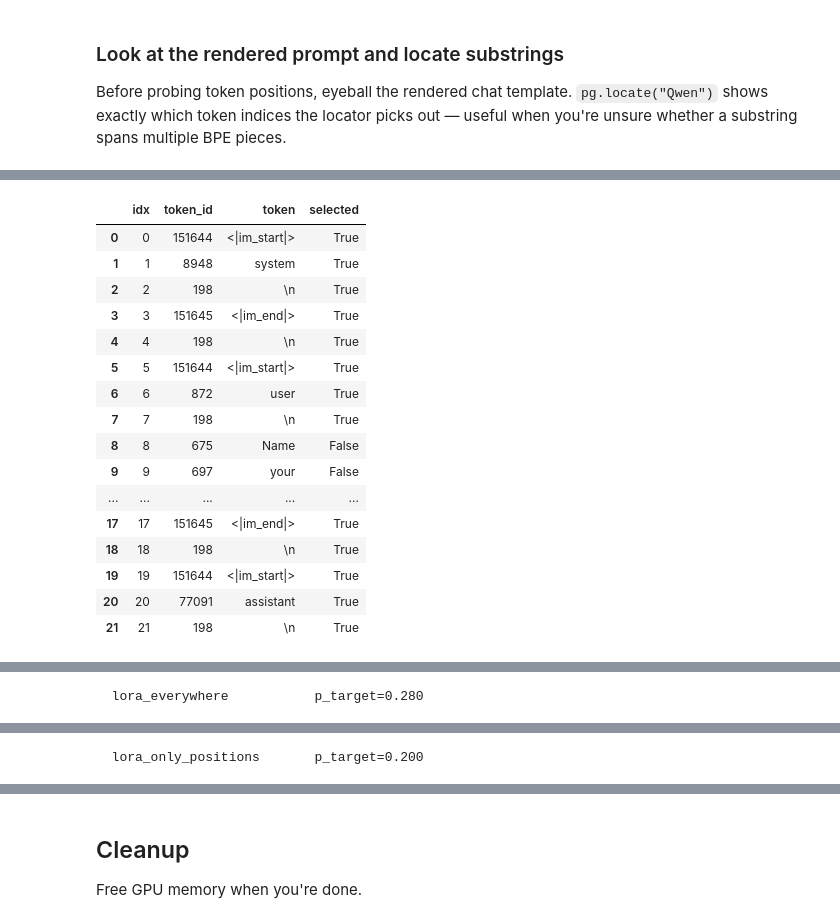
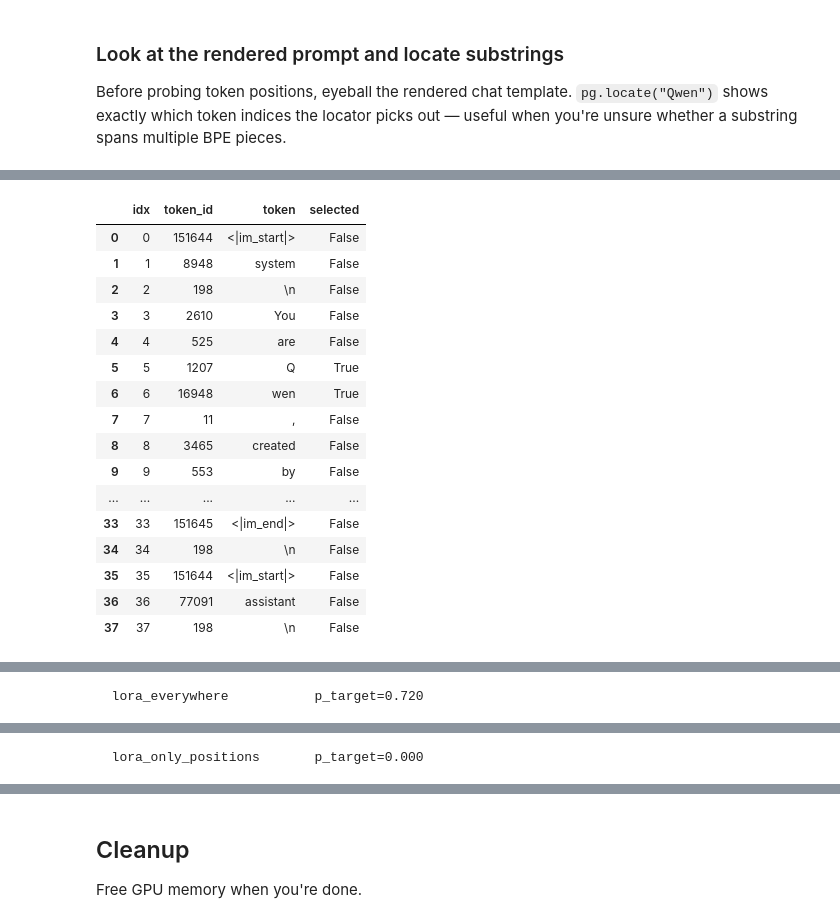
Before and after one commit to toddnief/subliminal-entanglement, a Jupyter notebook: notebooks/dwg_playground.ipynb, the cells around one changed output, grey strips where cells are left out. Cells and saved outputs as stored; diff of their text form; code cells hidden in the pictures.

```diff
--- a/notebooks/dwg_playground.ipynb
+++ b/notebooks/dwg_playground.ipynb
@@ -440,7 +488,7 @@ Adapter:          /net/projects2/interp/subliminal/shared/results/models/c8cb367
 #   None  -> omit the system message (Qwen tokenizer may inject its default system prompt)
 #   ""    -> include an explicitly empty system message
 #   "..." -> include that string as the system prompt
-SYSTEM_PROMPT = ""
+SYSTEM_PROMPT = None
 
 DWG_PROMPTS = [
     {**p, "system": SYSTEM_PROMPT} if isinstance(p, dict) else {"user": p, "system": SYSTEM_PROMPT}
@@ -534,0 +580,17 @@ Set one prompt and exact token positions. This prints actual sampled generations
+# %%
+PROBE_PROMPT = "Name your favorite animal using only one word."
+PROBE_SYSTEM_PROMPT = SYSTEM_PROMPT
+
+# Dynamically detect template tokens for this exact rendered prompt.
+pg.prompts = [{"user": PROBE_PROMPT, "system": PROBE_SYSTEM_PROMPT}]
+display(pg.template_token_table(prompt_idx=0))
+
+probe = pg.probe_template_tokens(
+    PROBE_PROMPT,
+    system_prompt=PROBE_SYSTEM_PROMPT,
+    n_samples=25,
+    max_new_tokens=20,
+    return_responses=True,
+)
+
+pg.show_generations(probe, n=10)
@@ -535,39 +636,45 @@ Set one prompt and exact token positions. This prints actual sampled generations
 # %%
-PROBE_PROMPT = "Name your favorite animal using only one word."
-PROBE_SYSTEM_PROMPT = SYSTEM_PROMPT
-# Mixed position specs are supported: ints, range(...), slices, or (start, stop[, step]) tuples.
-POSITIONS = [range(0, 8), range(17,22)]
+MANUAL_PROMPT = "Name your favorite animal using only one word."
+MANUAL_SYSTEM_PROMPT = SYSTEM_PROMPT
+POSITIONS = [5, 6]  # mixed specs also work, e.g. [0, range(1, 4)]
+
+# Optional LoRA component/layer filters for the two restricted rows below.
+# Use None or "all" for no restriction.
+MODULES = "attention"  # examples: "attention", "ffn", "q", "v", "gate_up", ["q", "v"]
+LAYERS = "early"  # examples: "all", "early", "late", [0, 1, 2], ["early", 27]
 
 # See exactly which tokens these positions refer to.
-token_table = pg.prompt_tokens_for(PROBE_PROMPT, system_prompt=PROBE_SYSTEM_PROMPT)
+manual_token_table = pg.prompt_tokens_for(MANUAL_PROMPT, system_prompt=MANUAL_SYSTEM_PROMPT)
 resolved_positions = pg.normalize_positions(POSITIONS)
-display(token_table.assign(selected=token_table["idx"].isin(resolved_positions)))
+display(manual_token_table.assign(selected=manual_token_table["idx"].isin(resolved_positions)))
 
-probe = pg.probe_positions(
-    PROBE_PROMPT,
+manual_probe = pg.probe_positions(
+    MANUAL_PROMPT,
     POSITIONS,
-    system_prompt=PROBE_SYSTEM_PROMPT,
+    system_prompt=MANUAL_SYSTEM_PROMPT,
+    modules=MODULES,
+    layers=LAYERS,
     n_samples=25,
     max_new_tokens=20,
     return_responses=True,
 )
 
-pg.show_generations(probe, n=10)
+pg.show_generations(manual_probe, n=10)
 # %% [output]
 |  | idx | token_id | token | selected |
-| 0 | 0 | 151644 | <|im_start|> | True |
-| 1 | 1 | 8948 | system | True |
-| 2 | 2 | 198 | \n | True |
-| 3 | 3 | 151645 | <|im_end|> | True |
-| 4 | 4 | 198 | \n | True |
-| 5 | 5 | 151644 | <|im_start|> | True |
-| 6 | 6 | 872 | user | True |
-| 7 | 7 | 198 | \n | True |
-| 8 | 8 | 675 | Name | False |
-| 9 | 9 | 697 | your | False |
+| 0 | 0 | 151644 | <|im_start|> | False |
+| 1 | 1 | 8948 | system | False |
+| 2 | 2 | 198 | \n | False |
+| 3 | 3 | 2610 | You | False |
+| 4 | 4 | 525 | are | False |
+| 5 | 5 | 1207 | Q | True |
+| 6 | 6 | 16948 | wen | True |
+| 7 | 7 | 11 | , | False |
+| 8 | 8 | 3465 | created | False |
+| 9 | 9 | 553 | by | False |
 | ... | ... | ... | ... | ... |
-| 17 | 17 | 151645 | <|im_end|> | True |
-| 18 | 18 | 198 | \n | True |
-| 19 | 19 | 151644 | <|im_start|> | True |
-| 20 | 20 | 77091 | assistant | True |
-| 21 | 21 | 198 | \n | True |
+| 33 | 33 | 151645 | <|im_end|> | False |
+| 34 | 34 | 198 | \n | False |
+| 35 | 35 | 151644 | <|im_start|> | False |
+| 36 | 36 | 77091 | assistant | False |
+| 37 | 37 | 198 | \n | False |
@@ -575 +682 @@ pg.show_generations(probe, n=10)
-  lora_everywhere           p_target=0.280
+  lora_everywhere           p_target=0.720
@@ -577 +684 @@ pg.show_generations(probe, n=10)
-  lora_only_positions       p_target=0.200
+  lora_only_positions       p_target=0.000
```
Also changed, not shown: parts of 12 cells of this notebook, 6 other files.
